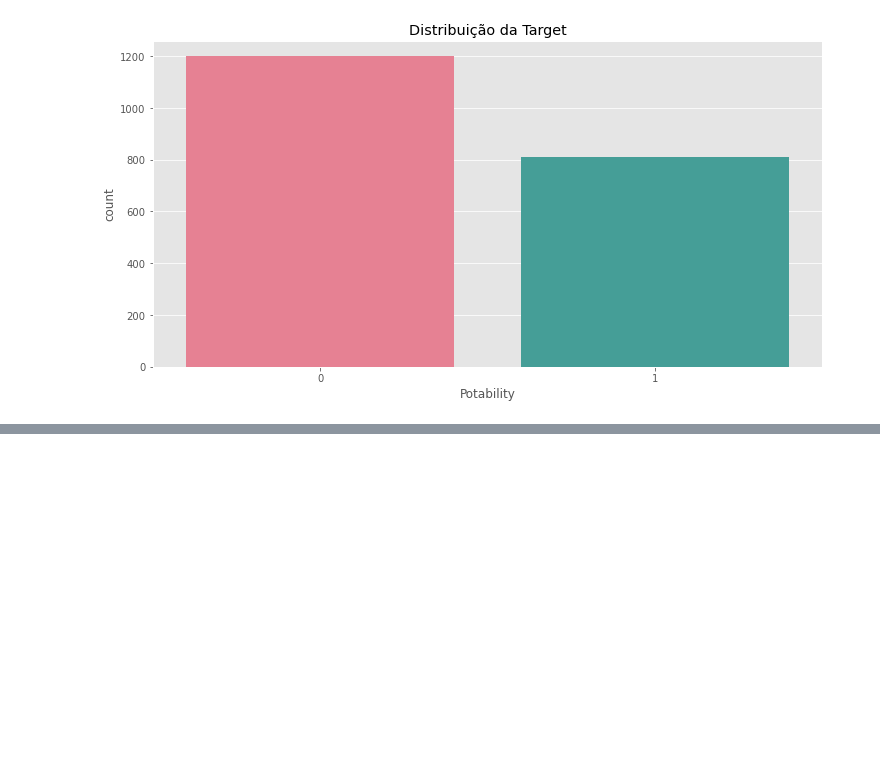
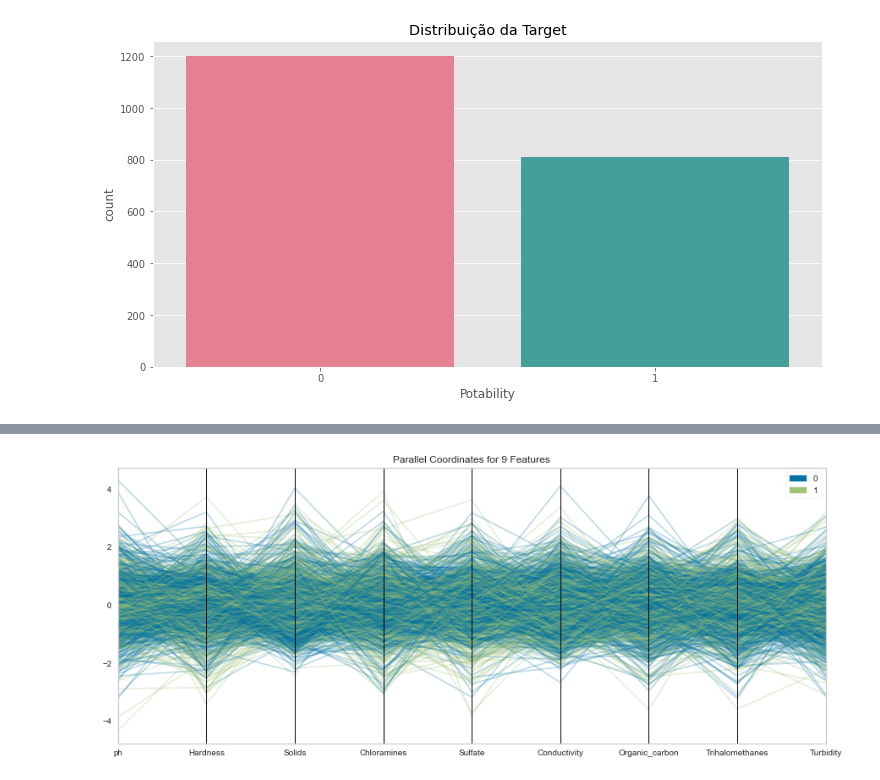
Before and after one commit to lucianawaka/bootcamp-ML, a Jupyter notebook: 10_Case_agua/10_Case_Agua_Potavel.ipynb, the cells around one changed output, grey strips where cells are left out. Cells and saved outputs as stored; diff of their text form; code cells hidden in the pictures; blank space fills up the shorter version.

```diff
--- a/10_Case_agua/10_Case_Agua_Potavel.ipynb
+++ b/10_Case_agua/10_Case_Agua_Potavel.ipynb
@@ -139,0 +187,25 @@ plt.suptitle('Análise da ')
+# %%
+# YellowBrick
+from yellowbrick.features import ParallelCoordinates
+
+# Divisão
+Features = Caracteristicas.columns
+Classe   = [0, 1]
+
+# Instanciar
+Visualizador = ParallelCoordinates(
+    classes = Classe,
+    features = Features,
+    sample=0.5,
+    shuffle=True,
+    normalize='standard'
+)
+
+# Tamanho
+plt.figure( figsize=(15, 6) )
+
+# Plot
+Visualizador.fit_transform( Caracteristicas, Previsor )
+Visualizador.show();
+# %% [output]
+[figure, added]
```
Also changed, not shown: parts of 6 cells of this notebook.
